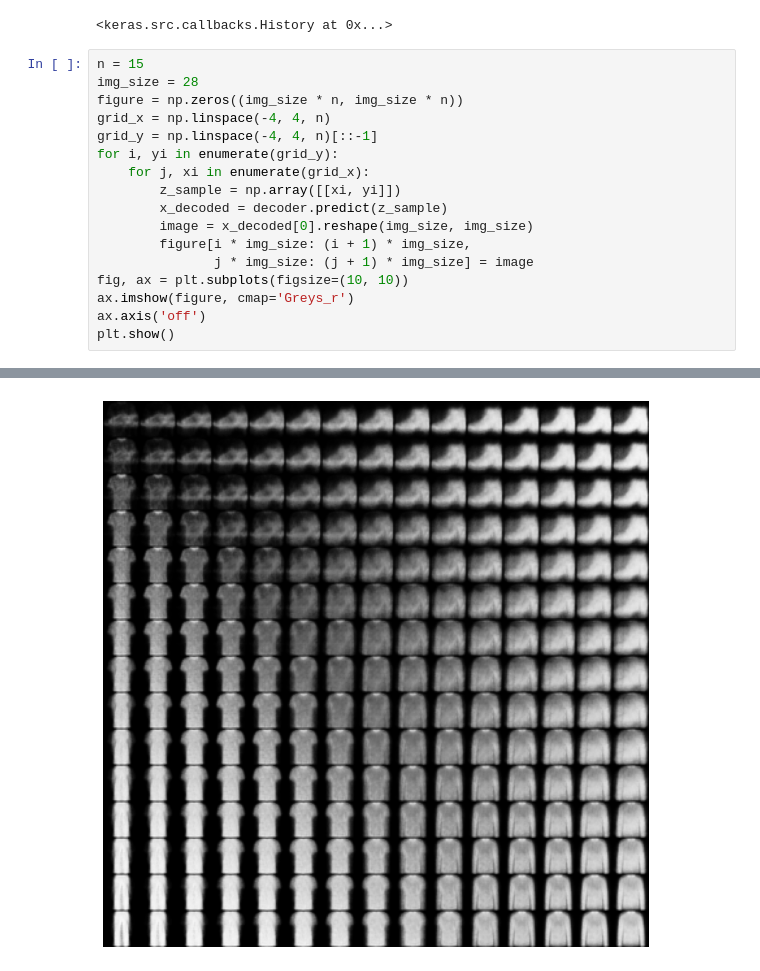
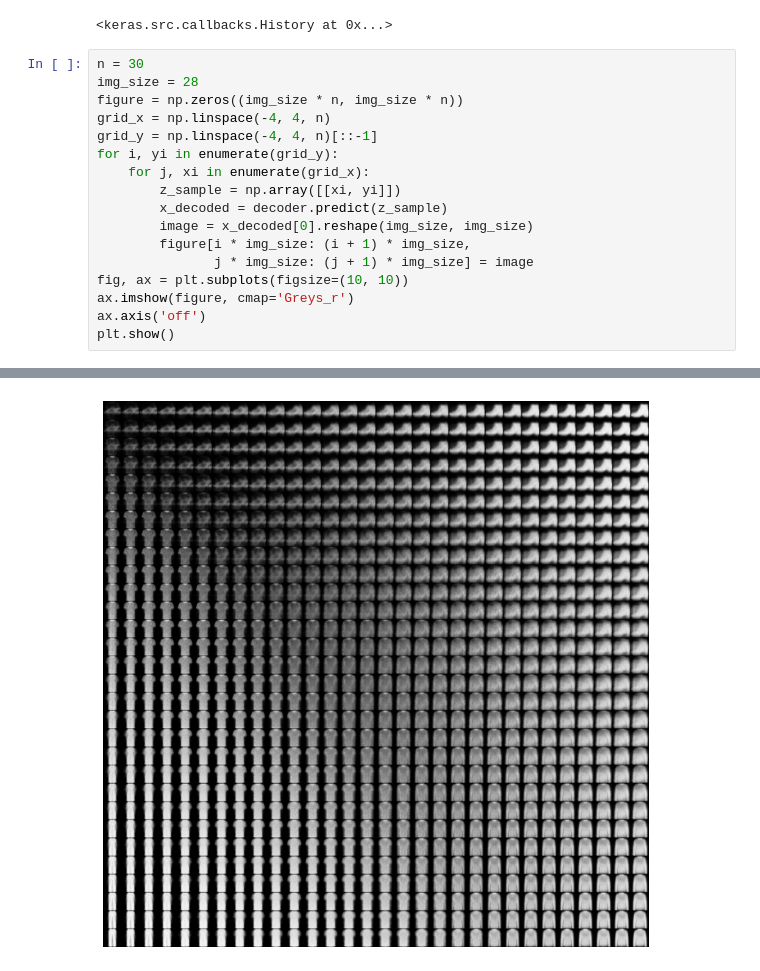
Before and after one commit to qlinhta/iasd-psl, a Jupyter notebook: deeplearning/vae.ipynb, the cells around one changed output, grey strips where cells are left out. Cells and saved outputs as stored; diff of their text form.

```diff
--- a/deeplearning/vae.ipynb
+++ b/deeplearning/vae.ipynb
@@ -124,7 +124,7 @@ Epoch 30/30
 469/469 [==============================] - 10s 22ms/step - total_loss: 408.5681 - reconstruction_loss: 293.4277 - kl_loss: 115.1418
 <keras.src.callbacks.History at 0x...>
 # %%
-n = 15
+n = 30
 img_size = 28
 figure = np.zeros((img_size * n, img_size * n))
 grid_x = np.linspace(-4, 4, n)
@@ -161 +161 @@ plt.show()
-[figure, old version]
+[figure, new version]
```
Also changed, not shown: parts of 1 cell of this notebook.
